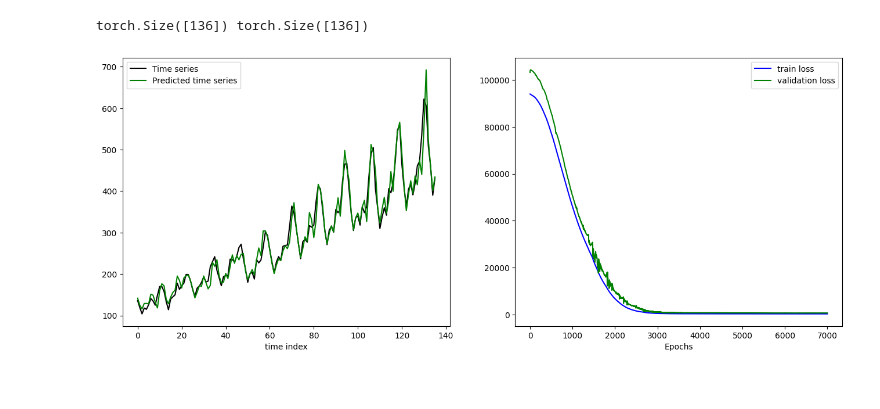
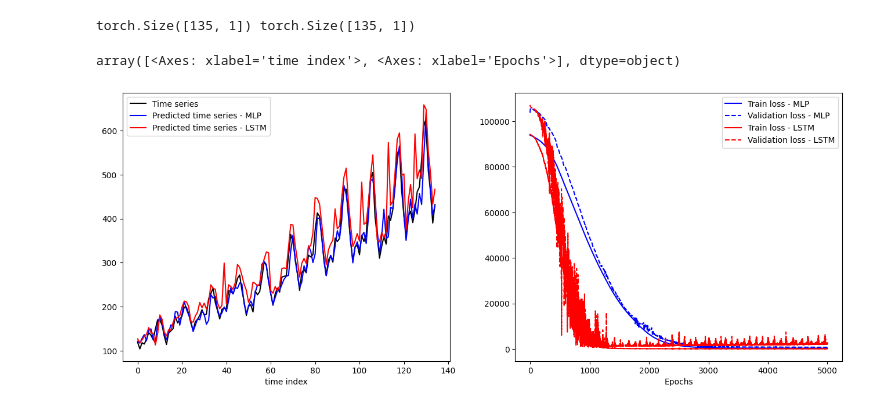
Before and after one commit to AlpSari/time_series_applications, a Jupyter notebook: anomaly_detection.ipynb, the cells around one changed output. Saved outputs shown, nothing was run; the diff lists cells and outputs as text; code cells hidden in the pictures.

Commit message:
created useful functions to train different models

```diff
--- a/anomaly_detection.ipynb
+++ b/anomaly_detection.ipynb
@@ -78,19 +32,0 @@ val_dl = DataLoader(SimpleDataSet(Xval, Yval), batch_size=n_batch, shuffle= True
-# %%
-class Network(nn.Module):
-    """MLP with series of Forward-BatchNorm-Relu layers."""
-    def __init__(self, n_hidden_nodes_list=[1, 32, 1]):
-        super(Network, self).__init__()
-        self.layers = nn.ModuleList([nn.Linear(node_in, node_out) for node_in, node_out in
-                                    zip(n_hidden_nodes_list[:-1], n_hidden_nodes_list[1:])])
-        self.batchnorm_layers = nn.ModuleList([nn.BatchNorm1d(node_in) for node_in in n_hidden_nodes_list[1:]])
-        self.lastlayer = nn.Linear(n_hidden_nodes_list[-1], 1)
-
-    def forward(self, x):
-        for layer_idx, (layer, bn) in enumerate(zip(self.layers, self.batchnorm_layers)):
-            x = torch.relu(bn(layer(x)))
-        y = self.lastlayer(x)[:, 0]
-        return y
-
-# Create model
-model = Network([n_ar,32])
-print(f"model structure: {model}\n\n")
@@ -175,22 +168,30 @@ Epoch 7001, Train loss = 332.7160339355469, Validation loss = 712.1785888671875
 # %%
-model.eval()
+model_net.eval()
 with torch.no_grad():
-    y_pred_ts = model(Xdata)
+    y_pred_ts = model_net(Xdata)
+    y_pred_lstm = model_lstm(Xdata, Hdata)
 
 print(Ydata.shape, y_pred_ts.shape)
-# plot result
-fig, axs = plt.subplots(1, 2, figsize=(16,6))
-axs[0].plot(Ydata,color ='k',label='Time series')
-axs[0].plot(y_pred_ts,color='g',label='Predicted time series')
-axs[0].set_xlabel('time index')
-axs[0].legend()
+fig, axs = plt.subplots(1, 2, figsize=(16, 6))
 
+def plot_results(axs, y_pred, loss_train, loss_val, model_name, color):
+    # plot predicted result
+    axs[0].plot(y_pred, label=f'Predicted time series - {model_name}', color=color)
+    axs[0].set_xlabel('time index')
+    axs[0].legend()
 
-axs[1].plot(np.array(loss_train), color = 'b', label = 'train loss')
-axs[1].plot(np.array(loss_val), color = 'g', label = 'validation loss')
-axs[1].set_xlabel('Epochs')
-axs[1].legend()
-plt.show()
+    axs[1].plot(np.array(loss_train), label=f'Train loss - {model_name}', color=color, linestyle='solid')
+    axs[1].plot(np.array(loss_val), label=f'Validation loss - {model_name}', color=color, linestyle='dashed')
+    axs[1].set_xlabel('Epochs')
+    axs[1].legend()
+    return axs
+
+# Plot true time series once
+axs[0].plot(Ydata, color='k', label='Time series')
+
+plot_results(axs, y_pred_ts, loss_train_net, loss_val_net, "MLP", color='b')
+plot_results(axs, y_pred_lstm, loss_train_lstm, loss_val_lstm, "LSTM", color='r')
 # %% [output]
-torch.Size([136]) torch.Size([136])
+torch.Size([135, 1]) torch.Size([135, 1])
+array([<Axes: xlabel='time index'>, <Axes: xlabel='Epochs'>], dtype=object)
-[figure, old version]
+[figure, new version]
```
Also changed, not shown: parts of 16 cells of this notebook, 2 other files.
